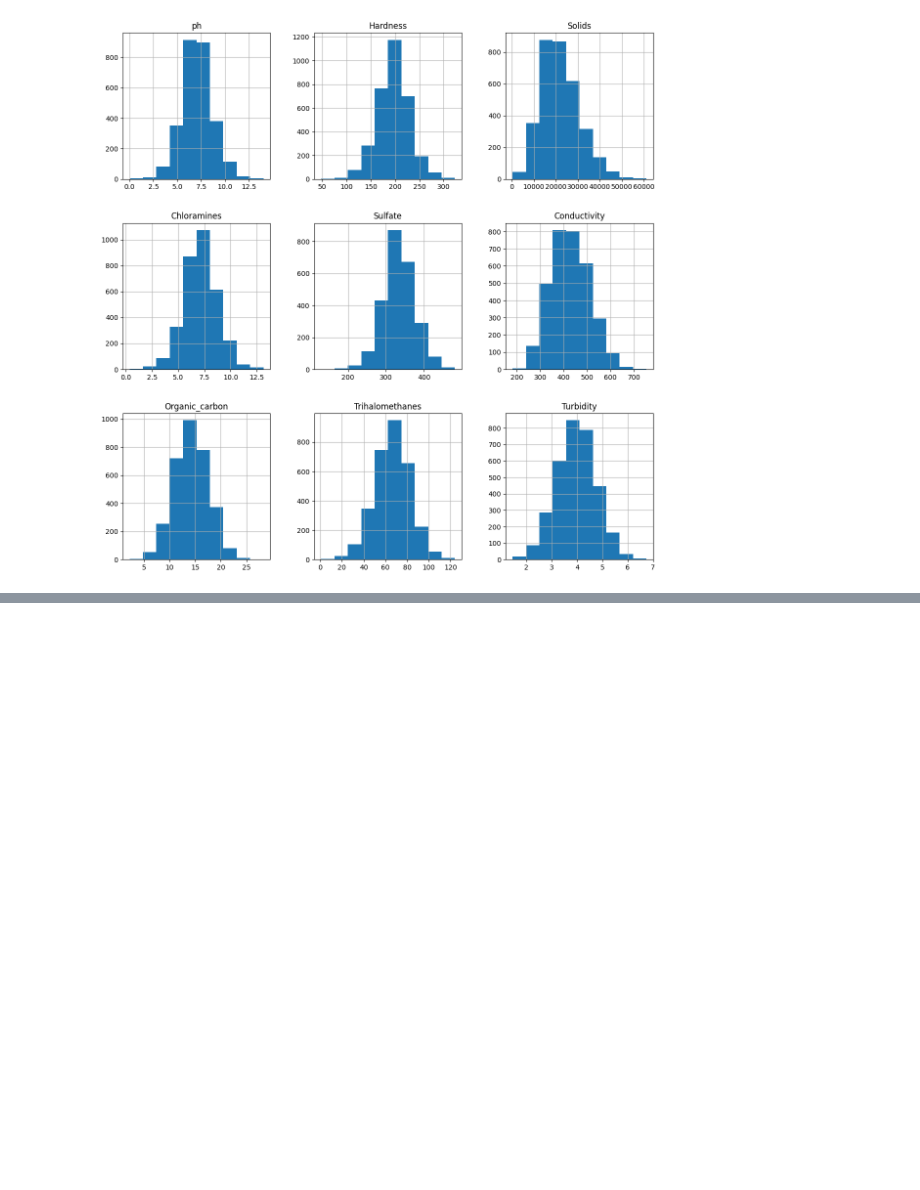
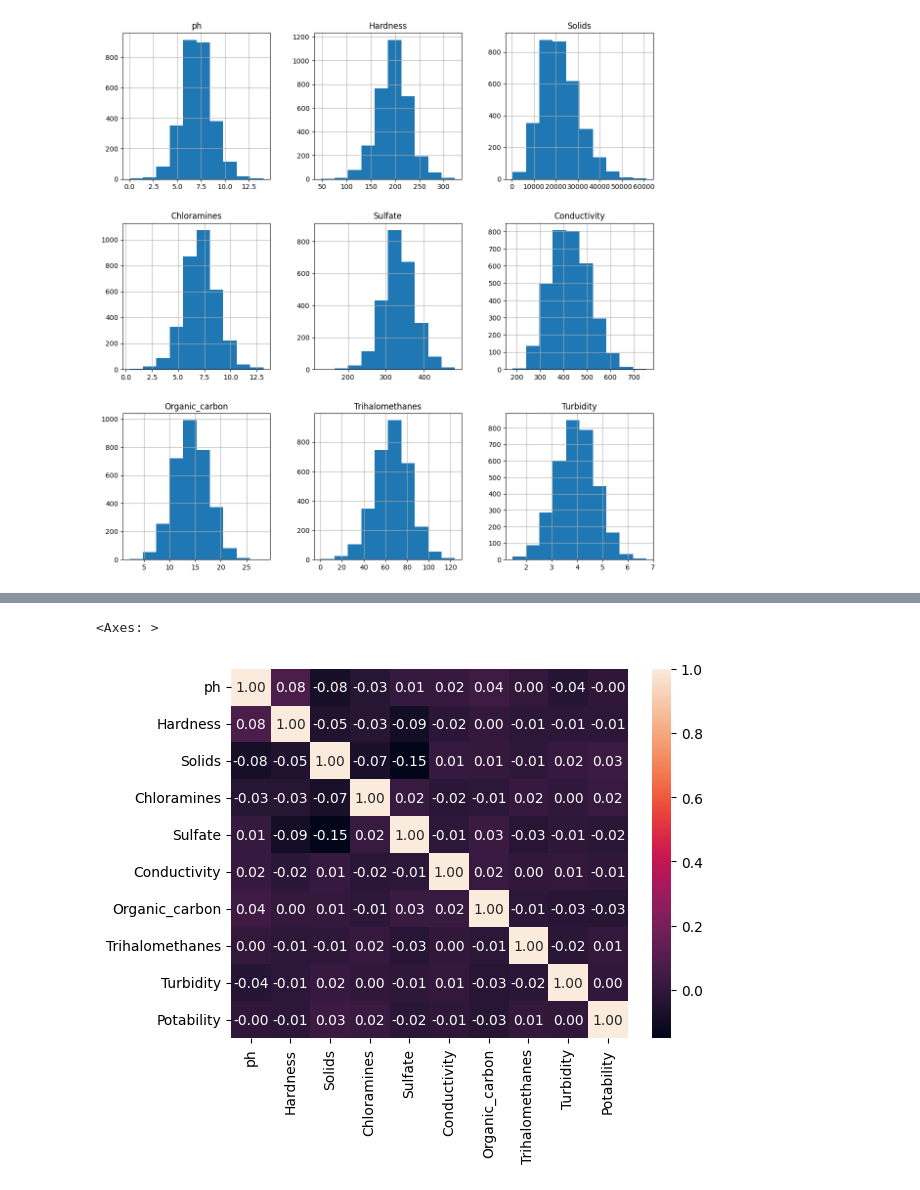
Before and after one commit to ashmi721/Data_Science_Project, a Jupyter notebook: water_quality_prediction.ipynb, the cells around one changed output, grey strips where cells are left out. Drawn from its saved outputs; the diff is of its cells as text; code cells hidden in the pictures; blank space fills up the shorter version.

```diff
--- a/water_quality_prediction.ipynb
+++ b/water_quality_prediction.ipynb
@@ -125,0 +180,5 @@ df.groupby(['Potability'])[num_cols].mean()
+# %%
+# Input the missing values with the median
+df['ph'].fillna(value=df['ph'].median(),inplace=True)
+df['Sulfate'].fillna(value=df['Sulfate'].median(),inplace=True)
+df['Trihalomethanes'].fillna(value=df['Trihalomethanes'].median(),inplace=True)
@@ -125,0 +205,5 @@ df.groupby(['Potability'])[num_cols].mean()
+# %%
+sns.heatmap(df.corr(),annot=True,fmt='0.2f')
+# %% [output]
+<Axes: >
+[figure, added]
```
Also changed, not shown: parts of 6 cells of this notebook.
